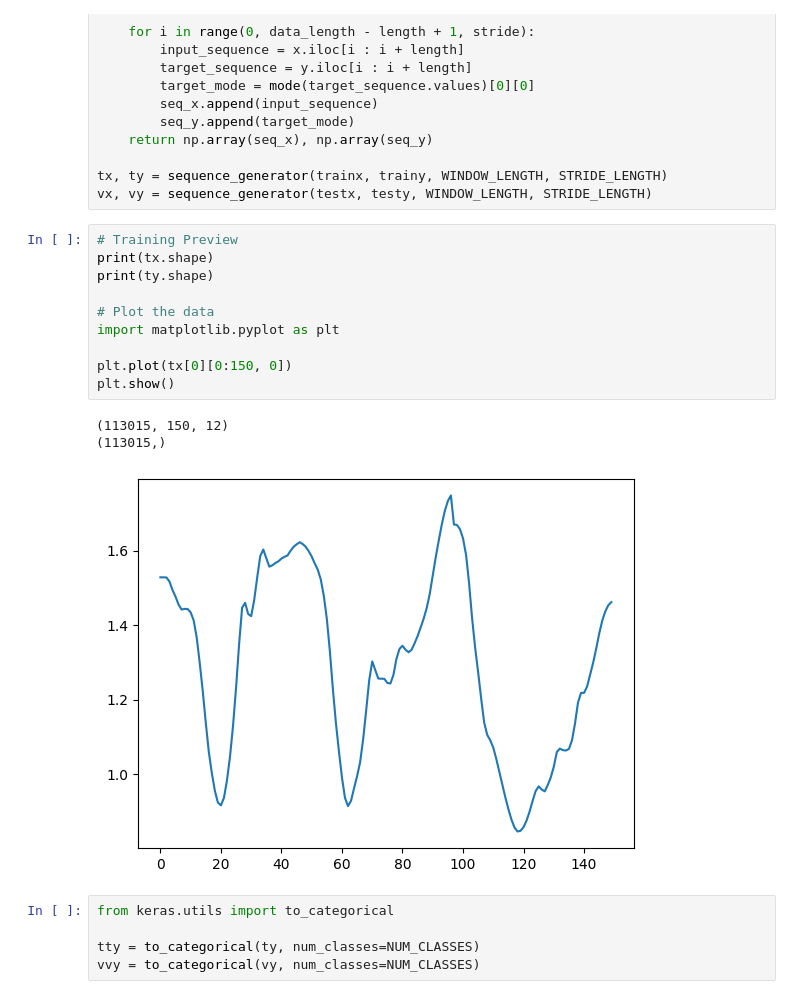
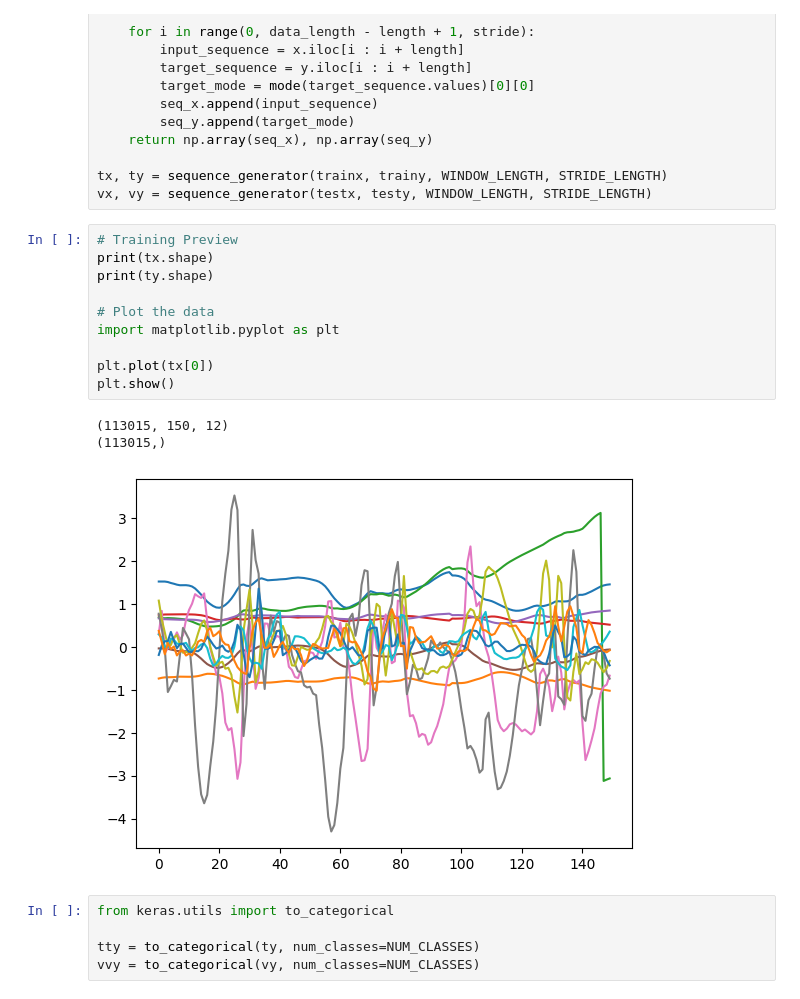
Before and after one commit to rayhannarindran/fitmotion_model, a Jupyter notebook: trainingScript.ipynb, the cells around one changed output. Drawn from its saved outputs; the diff is of its cells as text.

```diff
--- a/trainingScript.ipynb
+++ b/trainingScript.ipynb
@@ -211,17 +211,17 @@ vx, vy = sequence_generator(testx, testy, WINDOW_LENGTH, STRIDE_LENGTH)
 # %%
 # Training Preview
 print(tx.shape)
 print(ty.shape)
 
 # Plot the data
 import matplotlib.pyplot as plt
 
-plt.plot(tx[0][0:150, 0])
+plt.plot(tx[0])
 plt.show()
 # %% [output]
 (113015, 150, 12)
 (113015,)
-[figure, old version]
+[figure, new version]
 # %%
 from keras.utils import to_categorical
 
```
Also changed, not shown: parts of 1 cell of this notebook, 5 other files.
